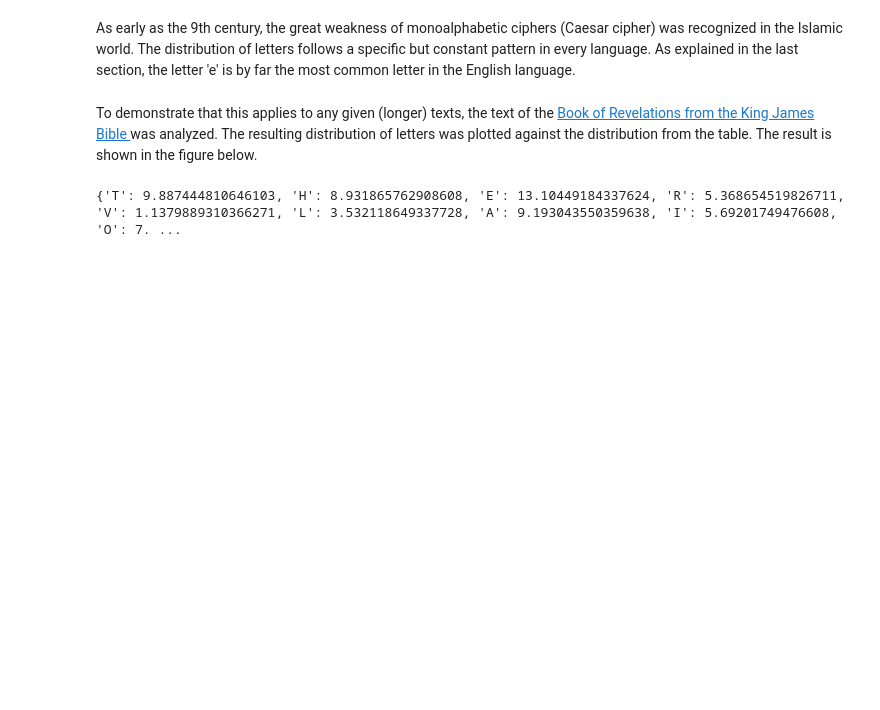
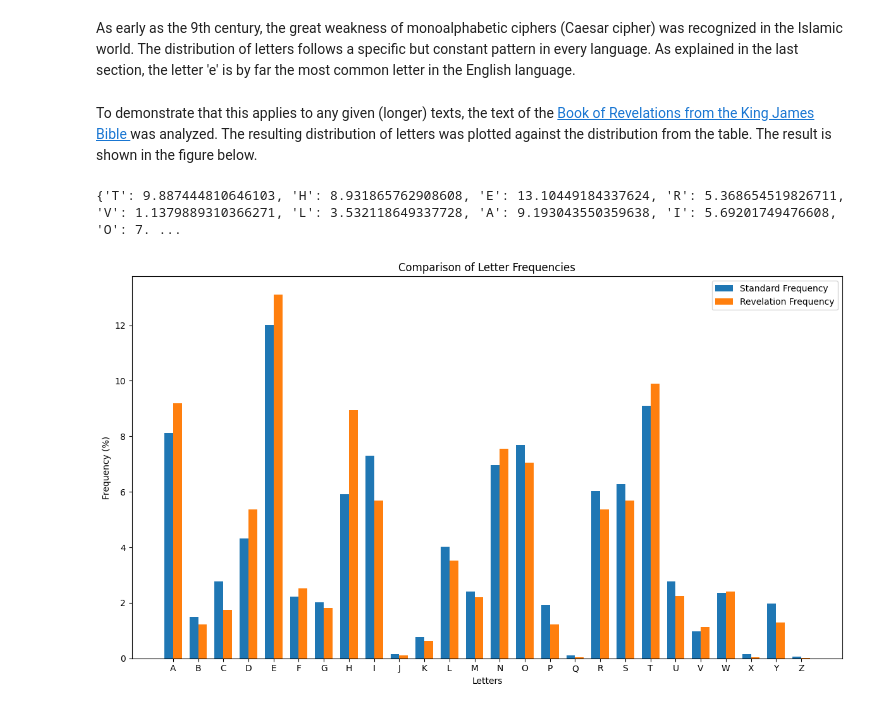
Before and after one commit to SkriptenMk/I_eW_24-28, a Jupyter notebook: files/lektionen_hs25/250917_vigenre/viginere.ipynb, the cells around one changed output. Saved outputs shown, nothing was run; the diff lists cells and outputs as text; code cells hidden in the pictures; blank space fills up the shorter version.

Commit message:
Erstelle eine grafische Darstellung der Häufigkeitsverteilung

```diff
--- a/files/lektionen_hs25/250917_vigenre/viginere.ipynb
+++ b/files/lektionen_hs25/250917_vigenre/viginere.ipynb
@@ -87,3 +123,28 @@ import matplotlib.pyplot as plt
+# %%
+# --- Erstellen Sie das Side-by-Side-Balkendiagramm ---
+# Legen Sie die Breite der Balken fest
+bar_width = 0.35
+
+# Verwenden Sie den Index des transponierten DataFrames (dft)
+x = np.arange(len(dft.index))
+
+fig, ax = plt.subplots(figsize=(12, 7))
+
+# Zeichnen Sie die Balken für die beiden Spalten aus dft
+ax.bar(x - bar_width/2, dft['Standard Frequency'], bar_width, label='Standard Frequency')
+ax.bar(x + bar_width/2, dft['Revelation Frequency'], bar_width, label='Revelation Frequency')
+
+ax.set_xticks(x)
+ax.set_xticklabels(dft.index)
+
+ax.set_xlabel('Letters')
+ax.set_ylabel('Frequency (%)')
+ax.set_title('Comparison of Letter Frequencies')
+ax.legend()
+plt.tight_layout()
+plt.show()
+# %% [output]
+[figure, added]
 # %% [markdown]
 
 ![](plain.svg)
```
Also changed, not shown: parts of 3 cells of this notebook, 10 other files.
